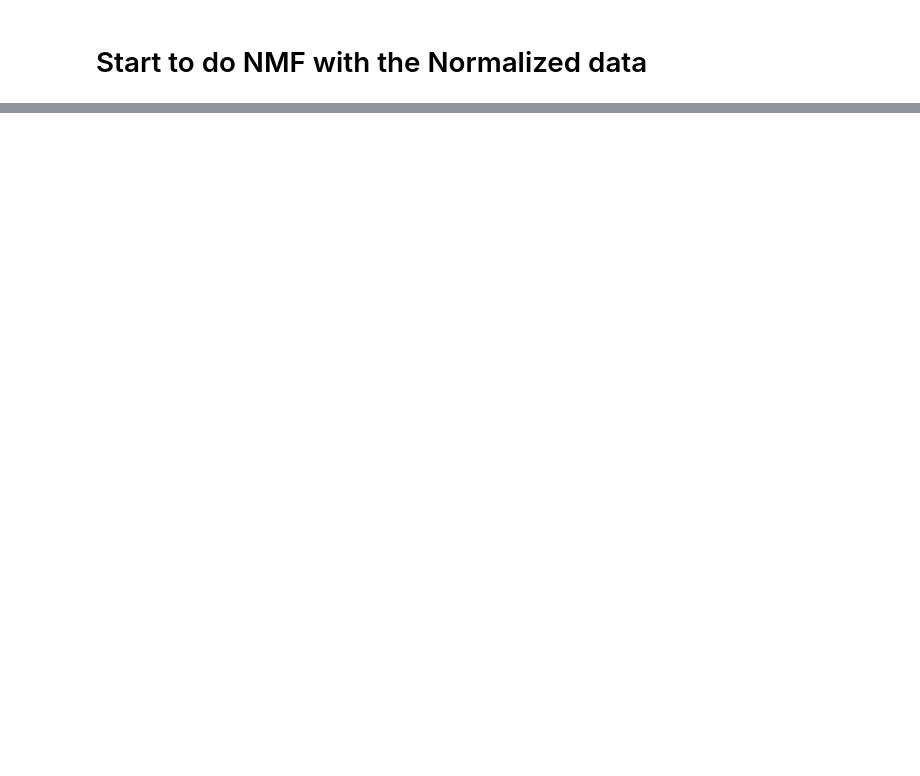
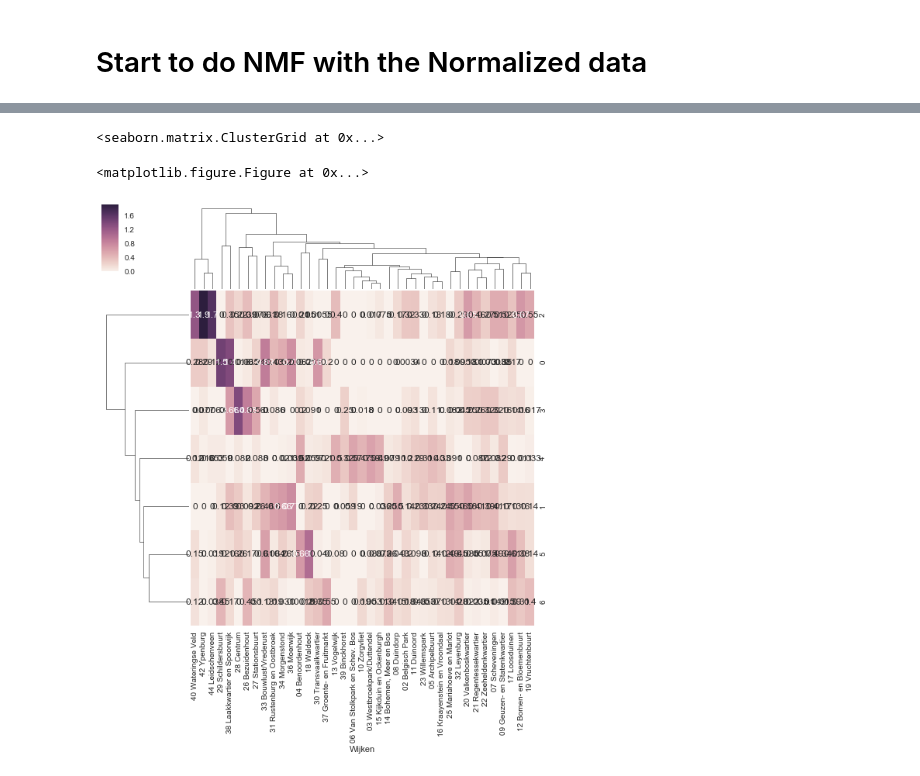
Before and after one commit to AmmarFaiq/EPA_Projects, a Jupyter notebook: Hackaton_Disinformation_1/NMF_Demographic.ipynb, the cells around one changed output, grey strips where cells are left out. Cells and saved outputs as stored; diff of their text form; code cells hidden in the pictures; blank space fills up the shorter version.

```diff
--- a/Hackaton_Disinformation_1/NMF_Demographic.ipynb
+++ b/Hackaton_Disinformation_1/NMF_Demographic.ipynb
@@ -245,0 +178,7 @@ sns.heatmap(NMF_W, annot = True)
+# %%
+plt.figure(figsize = (16,8))
+sns.clustermap(NMF_W_2017.T, annot = True)
+# %% [output]
+<seaborn.matrix.ClusterGrid at 0x...>
+<matplotlib.figure.Figure at 0x...>
+[figure, added]
```
Also changed, not shown: parts of 77 cells of this notebook, 17 other files.
